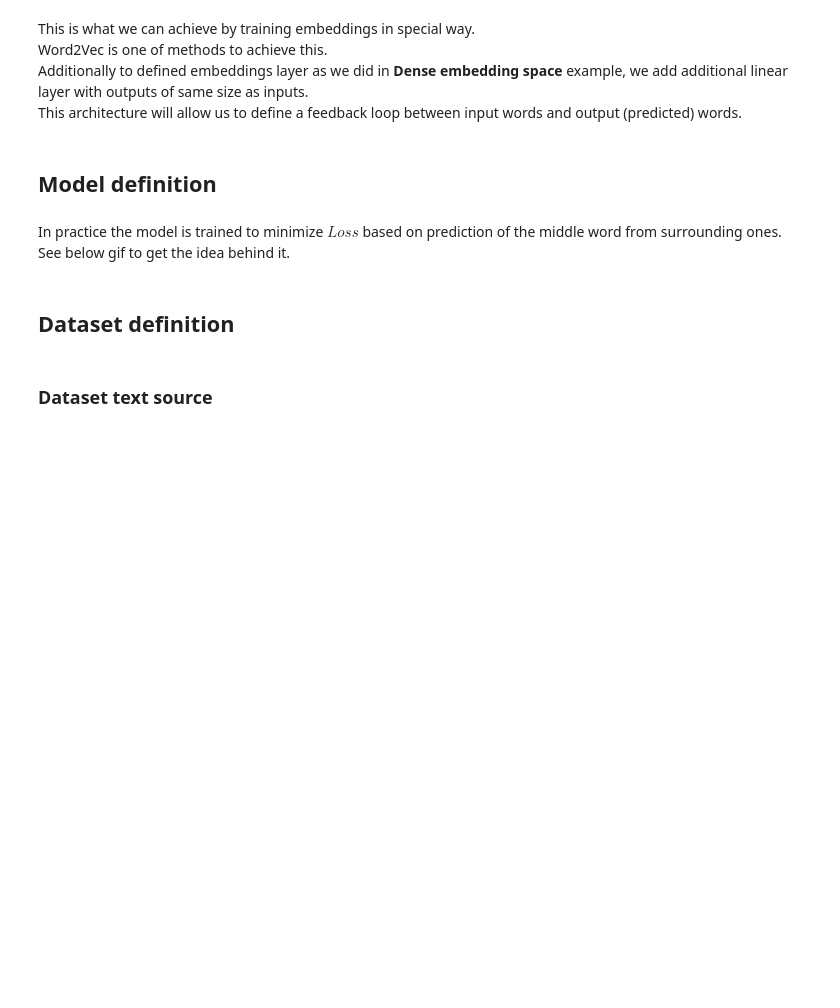
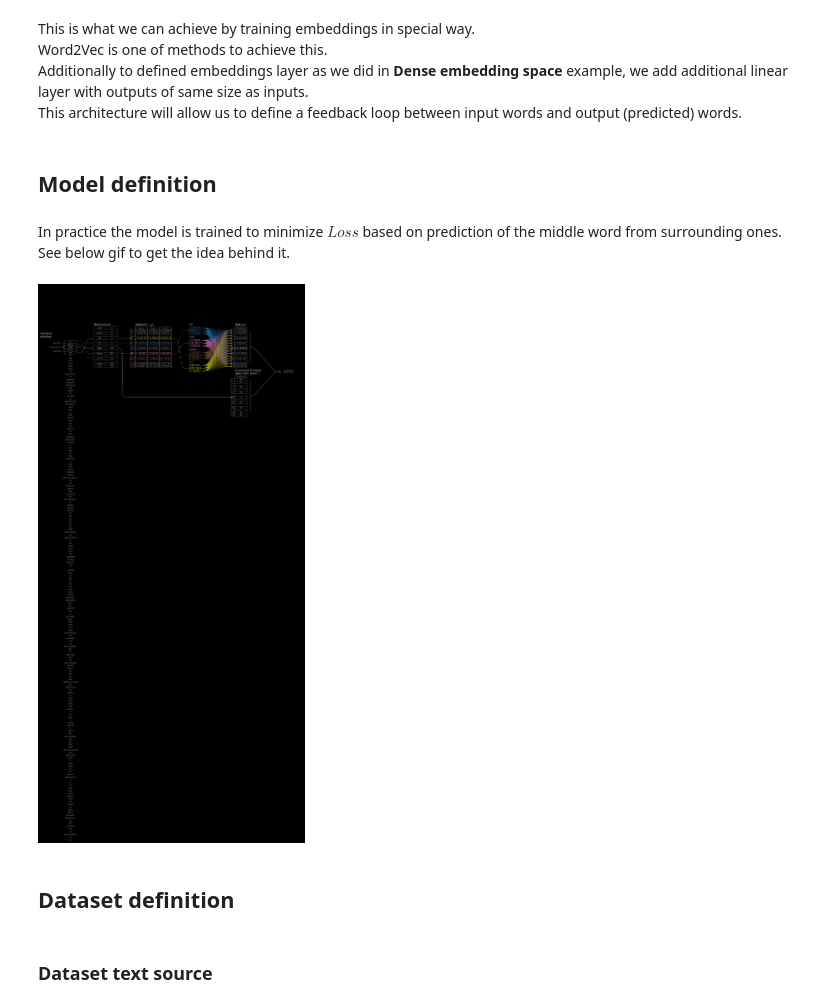
Before and after one commit to zostaw/learning-embeddings, a Jupyter notebook: learning-embeddings.ipynb, the cells around one changed output. Drawn from its saved outputs; the diff is of its cells as text; code cells hidden in the pictures; blank space fills up the shorter version.

```diff
--- a/learning-embeddings.ipynb
+++ b/learning-embeddings.ipynb
@@ -234,28 +307,30 @@ In practice the model is trained to minimize $Loss$ based on prediction of the m
 # %%
 # It takes ~35 seconds to generate the gif on Intel i7 with 16 GB Ram
 # Otherwise the gif is already generated and can be found in the resources folder
 # Also open gif separately, notebook doesn't load gifs
 import matplotlib.pyplot as plt
 import matplotlib.animation as animation
 from visualize_embedding_layers import draw_pipeline
 BGCOLOR="black"
 fig, ax = plt.subplots(figsize=(16, 9))
 fig.set_facecolor(BGCOLOR)
 
 def update(frame):
     plt.cla()
     fig.set_facecolor(BGCOLOR)
     ax.axis('off')
     draw_pipeline(text=text,
                     word_start_id=frame,
                     context_window_size=5,
                     embed_dims=3,
                     ax=ax,
                     bgcolor=BGCOLOR)
 
 ani = animation.FuncAnimation(fig=fig, func=update, frames=40, interval=100)
 writer = animation.PillowWriter(fps=1)
-ani.save('resources/model_training_scheme.gif',writer=writer)
+ani.save('model_training_scheme.gif',writer=writer)
+# %% [output]
+[figure, added]
 # %% [markdown]
 ## Dataset definition
 # %%
```
Also changed, not shown: parts of 15 cells of this notebook.
